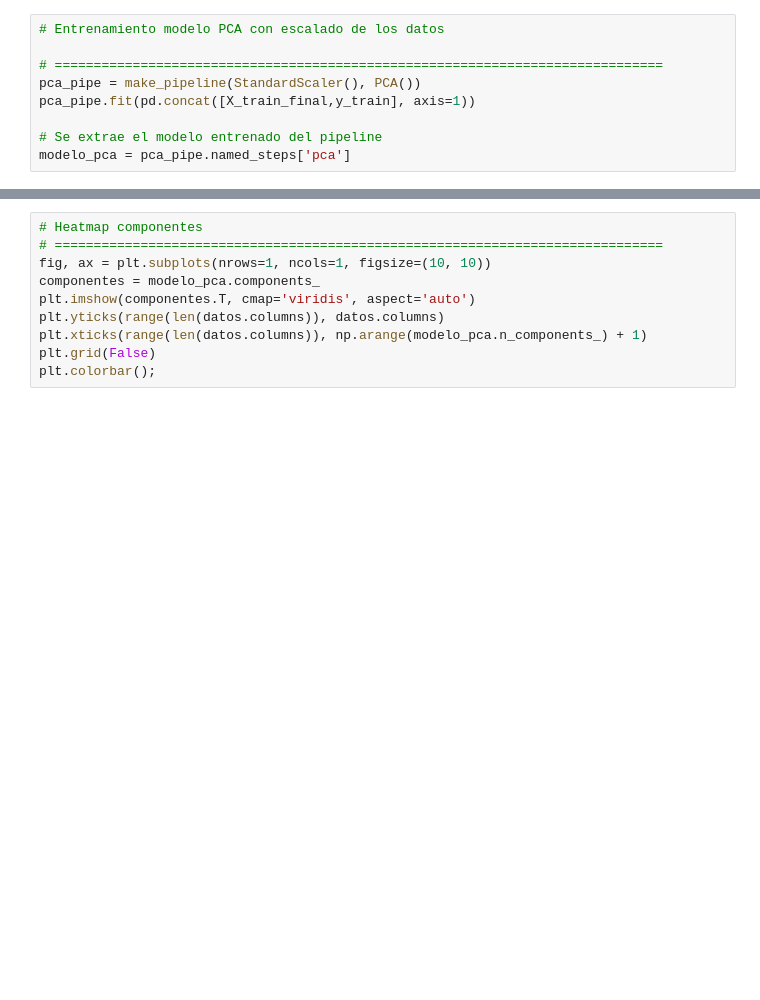
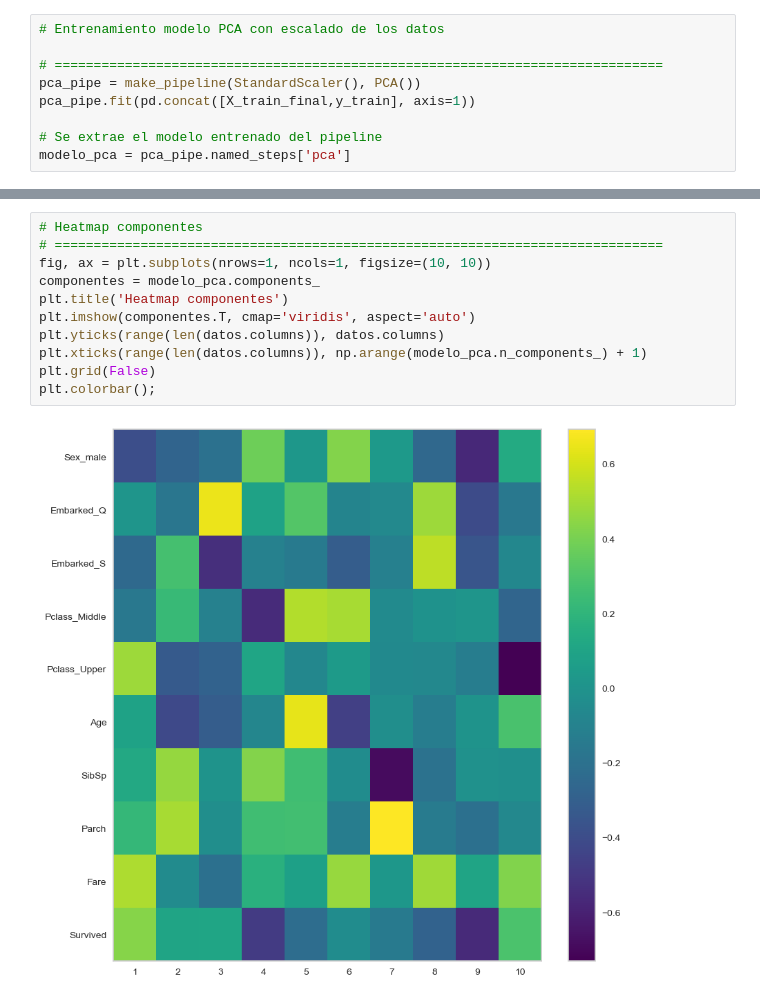
Before and after one commit to finanzasvlr/Titanic, a Jupyter notebook: Proyecto Final.ipynb, the cells around one changed output, grey strips where cells are left out. Cells and saved outputs as stored; diff of their text form; blank space fills up the shorter version.

```diff
--- a/Proyecto Final.ipynb
+++ b/Proyecto Final.ipynb
@@ -430,13 +518,16 @@ ax.set_ylabel('Por. varianza acumulada')
 # %%
 # Heatmap componentes
 # ==============================================================================
 fig, ax = plt.subplots(nrows=1, ncols=1, figsize=(10, 10))
 componentes = modelo_pca.components_
+plt.title('Heatmap componentes')
 plt.imshow(componentes.T, cmap='viridis', aspect='auto')
 plt.yticks(range(len(datos.columns)), datos.columns)
 plt.xticks(range(len(datos.columns)), np.arange(modelo_pca.n_components_) + 1)
 plt.grid(False)
 plt.colorbar();
+# %% [output]
+[figure, added]
 # %%
 proyecciones = pca_pipe.transform(X=datos)
 proyecciones = pd.DataFrame(
```
Also changed, not shown: parts of 22 cells of this notebook.
